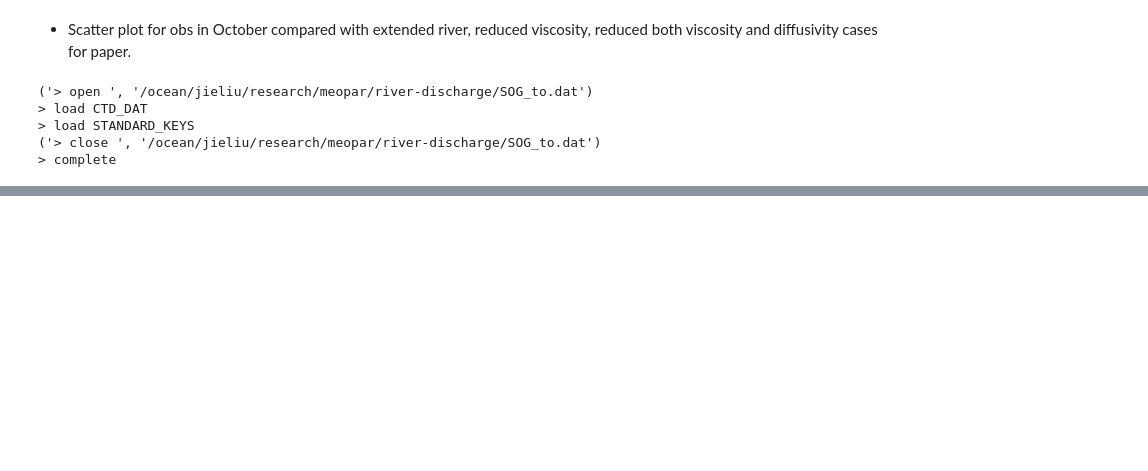
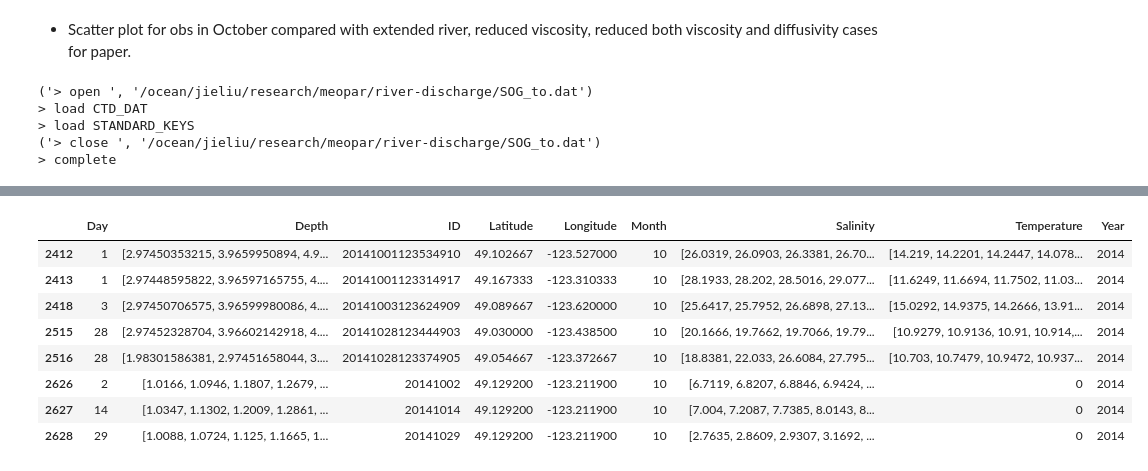
Before and after one commit to SalishSeaCast/analysis-jie, a Jupyter notebook: jie/ios/FinalScatterOct.ipynb, the cells around one changed output, grey strips where cells are left out. Cells and saved outputs as stored; diff of their text form; code cells hidden in the pictures; blank space fills up the shorter version.

```diff
--- a/jie/ios/FinalScatterOct.ipynb
+++ b/jie/ios/FinalScatterOct.ipynb
@@ -104,0 +122,10 @@ data_fall = data[(data.Year>=2014) & (data.Month >=10) & (data.Month <12)]
+# %%
+dep2 = [value[569:422:-1,0].tolist()]
+sal2 = [value[569:422:-1,1].tolist()]
+df2 = pd.DataFrame({'Day':14,'Depth':dep2,'ID':20141014,'Latitude':49.1292,'Longitude':-123.2119,\
+                                 'Month':10,'Salinity':sal2,'Temperature':0,'Year':2014},index = ['2627']) #will work
+# %%
+dep3 = [value[858:569:-1,0].tolist()]
+sal3 = [value[858:569:-1,1].tolist()]
+df3 = pd.DataFrame({'Day':29,'Depth':dep3,'ID':20141029,'Latitude':49.1292,'Longitude':-123.2119,\
+                                 'Month':10,'Salinity':sal3,'Temperature':0,'Year':2014},index = ['2628']) #will work
@@ -104,0 +145,12 @@ data_fall = data[(data.Year>=2014) & (data.Month >=10) & (data.Month <12)]
+# %%
+data_m
+# %% [output]
+|  | Day | Depth | ID | Latitude | Longitude | Month | Salinity | Temperature | Year |
+| 2412 | 1 | [2.97450353215, 3.9659950894, 4.9... | 20141001123534910 | 49.102667 | -123.527000 | 10 | [26.0319, 26.0903, 26.3381, 26.70... | [14.219, 14.2201, 14.2447, 14.078... | 2014 |
+| 2413 | 1 | [2.97448595822, 3.96597165755, 4.... | 20141001123314917 | 49.167333 | -123.310333 | 10 | [28.1933, 28.202, 28.5016, 29.077... | [11.6249, 11.6694, 11.7502, 11.03... | 2014 |
+| 2418 | 3 | [2.97450706575, 3.96599980086, 4.... | 20141003123624909 | 49.089667 | -123.620000 | 10 | [25.6417, 25.7952, 26.6898, 27.13... | [15.0292, 14.9375, 14.2666, 13.91... | 2014 |
+| 2515 | 28 | [2.97452328704, 3.96602142918, 4.... | 20141028123444903 | 49.030000 | -123.438500 | 10 | [20.1666, 19.7662, 19.7066, 19.79... | [10.9279, 10.9136, 10.91, 10.914,... | 2014 |
+| 2516 | 28 | [1.98301586381, 2.97451658044, 3.... | 20141028123374905 | 49.054667 | -123.372667 | 10 | [18.8381, 22.033, 26.6084, 27.795... | [10.703, 10.7479, 10.9472, 10.937... | 2014 |
+| 2626 | 2 | [1.0166, 1.0946, 1.1807, 1.2679, ... | 20141002 | 49.129200 | -123.211900 | 10 | [6.7119, 6.8207, 6.8846, 6.9424, ... | 0 | 2014 |
+| 2627 | 14 | [1.0347, 1.1302, 1.2009, 1.2861, ... | 20141014 | 49.129200 | -123.211900 | 10 | [7.004, 7.2087, 7.7385, 8.0143, 8... | 0 | 2014 |
+| 2628 | 29 | [1.0088, 1.0724, 1.125, 1.1665, 1... | 20141029 | 49.129200 | -123.211900 | 10 | [2.7635, 2.8609, 2.9307, 3.1692, ... | 0 | 2014 |
```
Also changed, not shown: parts of 17 cells of this notebook.
